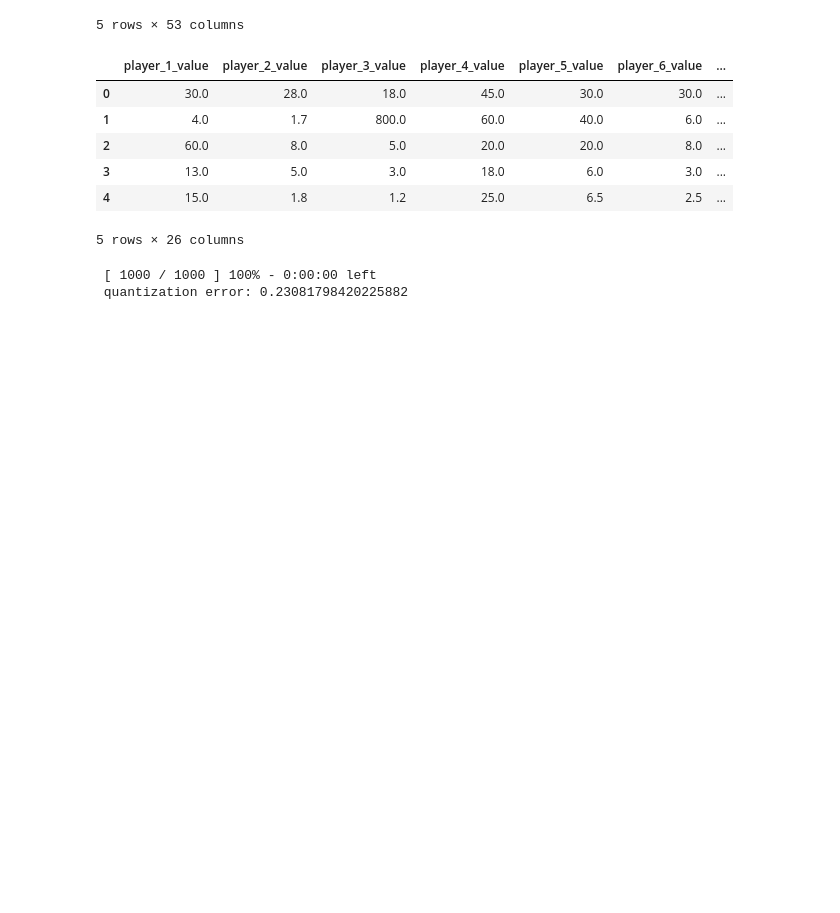
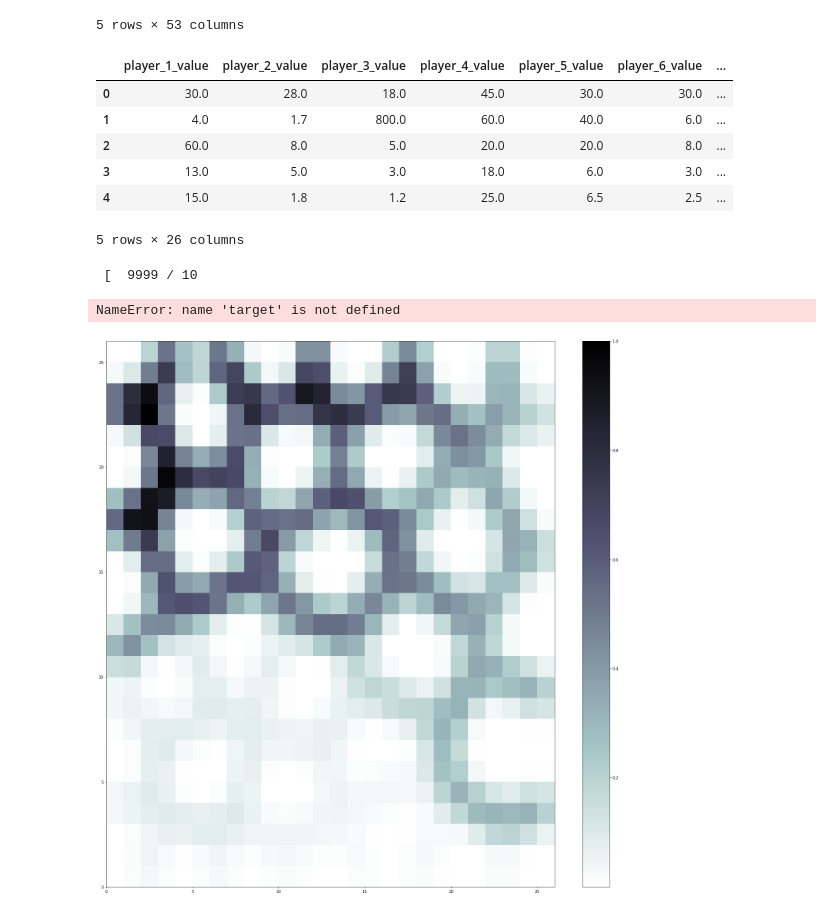
Before and after one commit to Guilherme-Valle/som-fifa-wc-2022, a Jupyter notebook: self-organized-map/som.ipynb, the cells around one changed output. Cells and saved outputs as stored; diff of their text form; code cells hidden in the pictures; blank space fills up the shorter version.

```diff
--- a/self-organized-map/som.ipynb
+++ b/self-organized-map/som.ipynb
@@ -40,7 +42,26 @@ n_neurons = 26
 m_neurons = 26
 som = MiniSom(n_neurons, m_neurons, 26, sigma=2.5, learning_rate=0.96)
 som.pca_weights_init(data)
-som.train(data, 1000, verbose=True)
+som.train(data, 10000, verbose=True)
 # %% [output]
- [ 1000 / 1000 ] 100% - 0:00:00 left
- quantization error: 0.23081798420225882
+ [  9999 / 10
+# %%
+plt.figure(figsize=(26, 26))
+
+plt.pcolor(som.distance_map().T, cmap='bone_r')  # plotting the distance map as background
+plt.colorbar()
+
+# Plotting the response for each pattern in the iris dataset
+# different colors and markers for each label
+markers = ['o', 's', 'D']
+colors = ['C0', 'C1', 'C2']
+for cnt, xx in enumerate(data):
+    w = som.winner(xx)  # getting the winner
+    # palce a marker on the winning position for the sample xx
+    plt.plot(w[0]+.5, w[1]+.5, markers[target[cnt]-1], markerfacecolor='None',
+             markeredgecolor=colors[target[cnt]-1], markersize=12, markeredgewidth=2)
+
+plt.show()
+# %% [output]
+NameError: name 'target' is not defined
+[figure, added]
```
Also changed, not shown: parts of 1 cell of this notebook.
